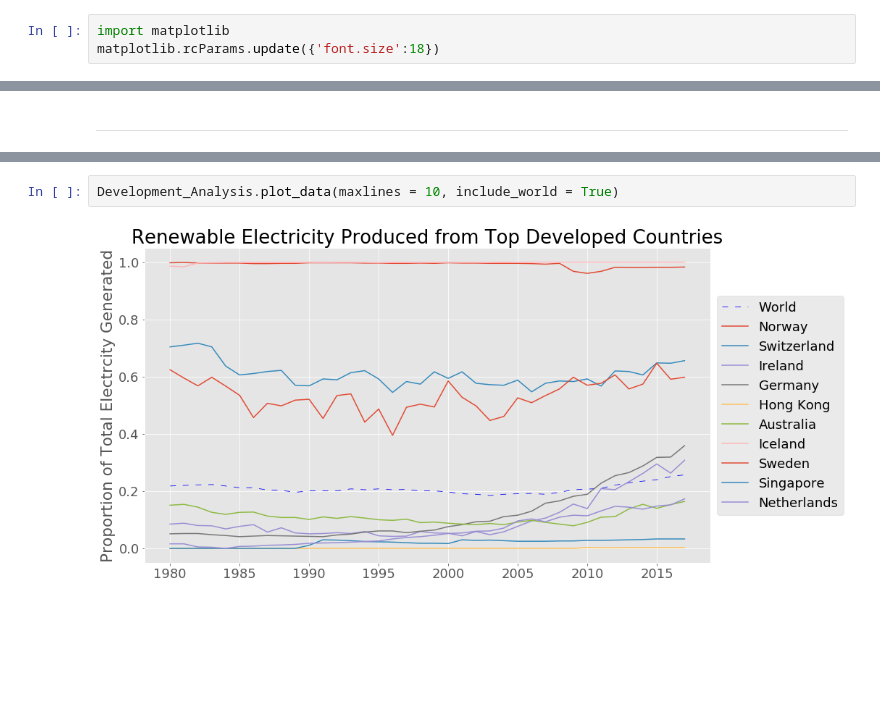
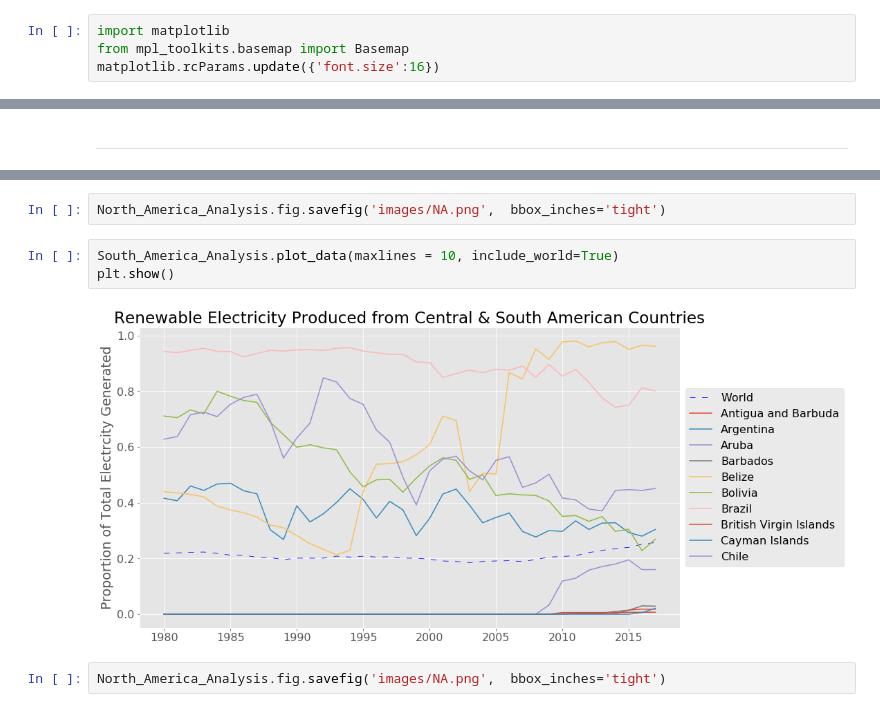
Before and after one commit to Jbudnick/World_Renewable_Electricity, a Jupyter notebook: notebooks/Capstone1Plots.ipynb, the cells around one changed output, grey strips where cells are left out. Drawn from its saved outputs; the diff is of its cells as text; blank space fills up the shorter version.

```diff
--- a/notebooks/Capstone1Plots.ipynb
+++ b/notebooks/Capstone1Plots.ipynb
@@ -467,4 +469,5 @@ if __name__ == '__main__':
 # %%
 import matplotlib
-matplotlib.rcParams.update({'font.size':18})
+from mpl_toolkits.basemap import Basemap
+matplotlib.rcParams.update({'font.size':16})
 # %%
@@ -477,4 +508,9 @@ plt.show()
+# %%
+North_America_Analysis.fig.savefig('images/NA.png',  bbox_inches='tight')
 # %%
-Development_Analysis.plot_data(maxlines = 10, include_world = True)
+South_America_Analysis.plot_data(maxlines = 10, include_world=True)
+plt.show()
 # %% [output]
-[figure, old version]
+[figure, new version]
+# %%
+North_America_Analysis.fig.savefig('images/NA.png',  bbox_inches='tight')
```
Also changed, not shown: parts of 33 cells of this notebook, 16 other files.
